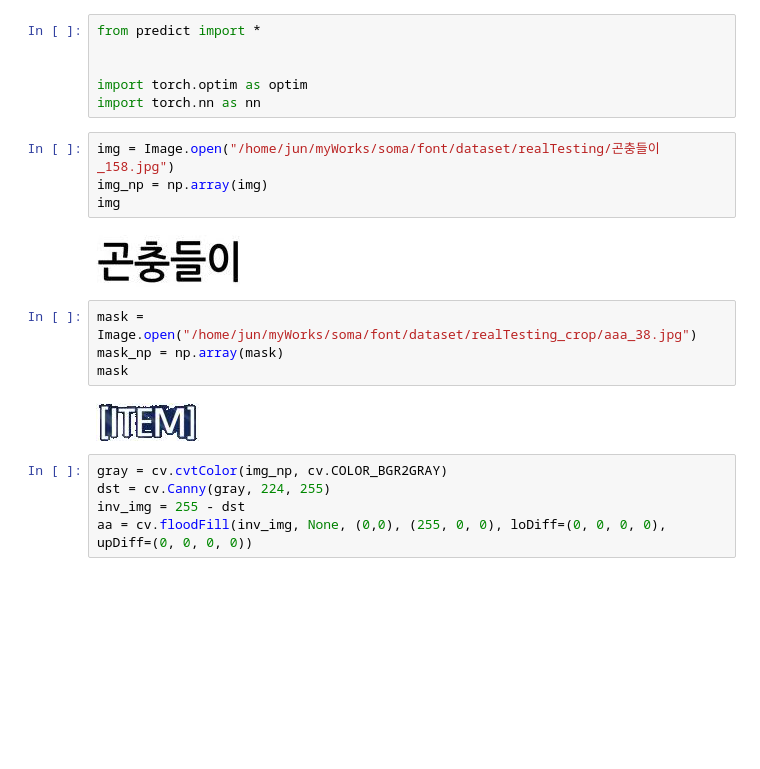
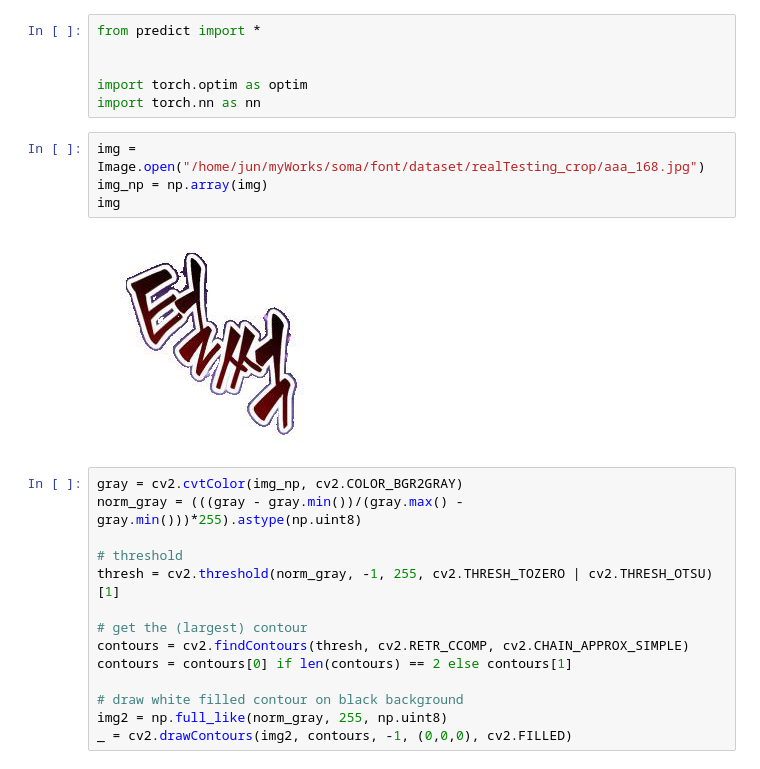
Before and after one commit to YMGYM/ocr_practice, a Jupyter notebook: image_edit.ipynb, the cells around one changed output. Cells and saved outputs as stored; diff of their text form; blank space fills up the shorter version.

Commit message:
[CHANGE] use normalization and otsu thresh

```diff
--- a/image_edit.ipynb
+++ b/image_edit.ipynb
@@ -14,20 +14,23 @@ from predict import *
 import torch.optim as optim
 import torch.nn as nn
 # %%
-img = Image.open("/home/jun/myWorks/soma/font/dataset/realTesting/곤충들이_158.jpg")
+img = Image.open("/home/jun/myWorks/soma/font/dataset/realTesting_crop/aaa_168.jpg")
 img_np = np.array(img)
 img
 # %% [output]
-[figure, old version]
+[figure, new version]
-# %%
-mask = Image.open("/home/jun/myWorks/soma/font/dataset/realTesting_crop/aaa_38.jpg")
-mask_np = np.array(mask)
-mask
-# %% [output]
-[figure, removed]
-# %%
-gray = cv.cvtColor(img_np, cv.COLOR_BGR2GRAY)
-dst = cv.Canny(gray, 224, 255)
-inv_img = 255 - dst
-aa = cv.floodFill(inv_img, None, (0,0), (255, 0, 0), loDiff=(0, 0, 0, 0), upDiff=(0, 0, 0, 0))
+# %%
+gray = cv2.cvtColor(img_np, cv2.COLOR_BGR2GRAY)
+norm_gray = (((gray - gray.min())/(gray.max() - gray.min()))*255).astype(np.uint8)
+
+# threshold
+thresh = cv2.threshold(norm_gray, -1, 255, cv2.THRESH_TOZERO | cv2.THRESH_OTSU)[1]
+
+# get the (largest) contour
+contours = cv2.findContours(thresh, cv2.RETR_CCOMP, cv2.CHAIN_APPROX_SIMPLE)
+contours = contours[0] if len(contours) == 2 else contours[1]
+
+# draw white filled contour on black background
+img2 = np.full_like(norm_gray, 255, np.uint8)
+_ = cv2.drawContours(img2, contours, -1, (0,0,0), cv2.FILLED)
 # %%
```
Also changed, not shown: parts of 11 cells of this notebook, 1 other file.
